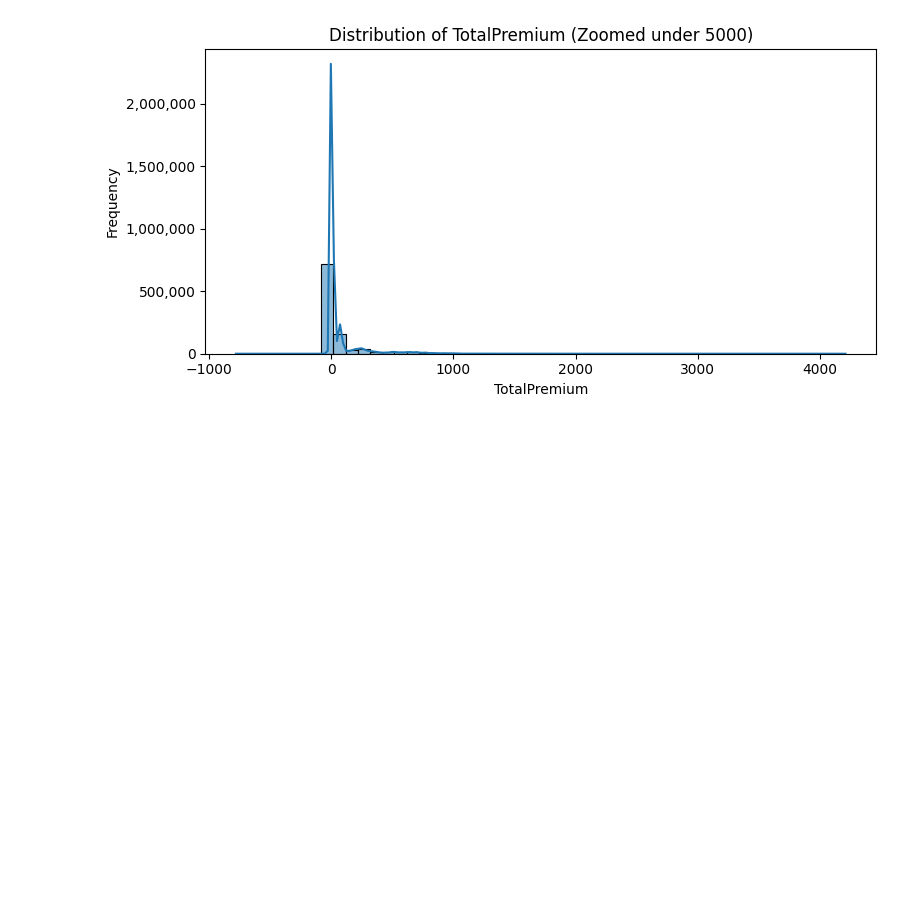
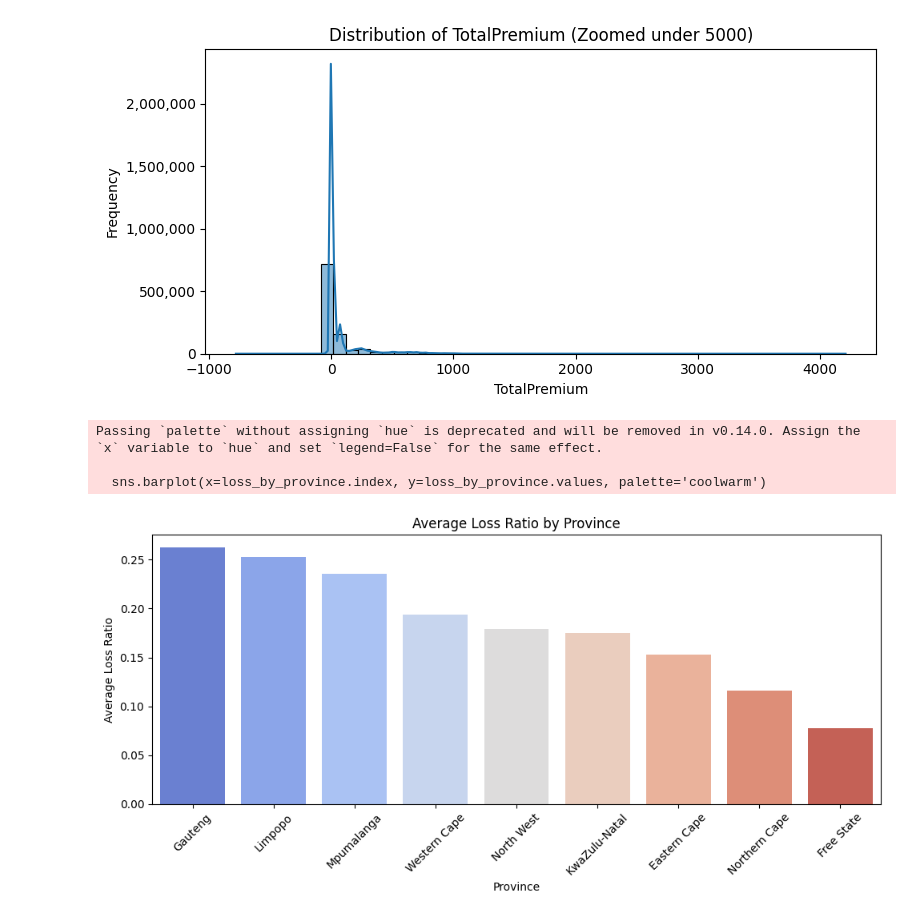
Before and after one commit to mihret-tibebe/insurance-risk-analytics-predictive-modeling, a Jupyter notebook: notebooks/insurance_eda.ipynb, the cells around one changed output. Drawn from its saved outputs; the diff is of its cells as text; code cells hidden in the pictures; blank space fills up the shorter version.

```diff
--- a/notebooks/insurance_eda.ipynb
+++ b/notebooks/insurance_eda.ipynb
@@ -159,3 +161,22 @@ for col in num_cols:
 [figure]
 [figure]
 [figure]
+# %%
+# Create Loss Ratio column
+df['LossRatio'] = df.apply(lambda row: row['TotalClaims'] / row['TotalPremium'] if row['TotalPremium'] > 0 else 0, axis=1)
+
+# Group and plot
+loss_by_province = df.groupby('Province')['LossRatio'].mean().sort_values(ascending=False)
+
+plt.figure(figsize=(10, 5))
+sns.barplot(x=loss_by_province.index, y=loss_by_province.values, palette='coolwarm')
+plt.title('Average Loss Ratio by Province')
+plt.ylabel('Average Loss Ratio')
+plt.xticks(rotation=45)
+plt.tight_layout()
+plt.show()
+# %% [output]
+Passing `palette` without assigning `hue` is deprecated and will be removed in v0.14.0. Assign the `x` variable to `hue` and set `legend=False` for the same effect.
+
+  sns.barplot(x=loss_by_province.index, y=loss_by_province.values, palette='coolwarm')
+[figure, added]
```
Also changed, not shown: parts of 9 cells of this notebook.
